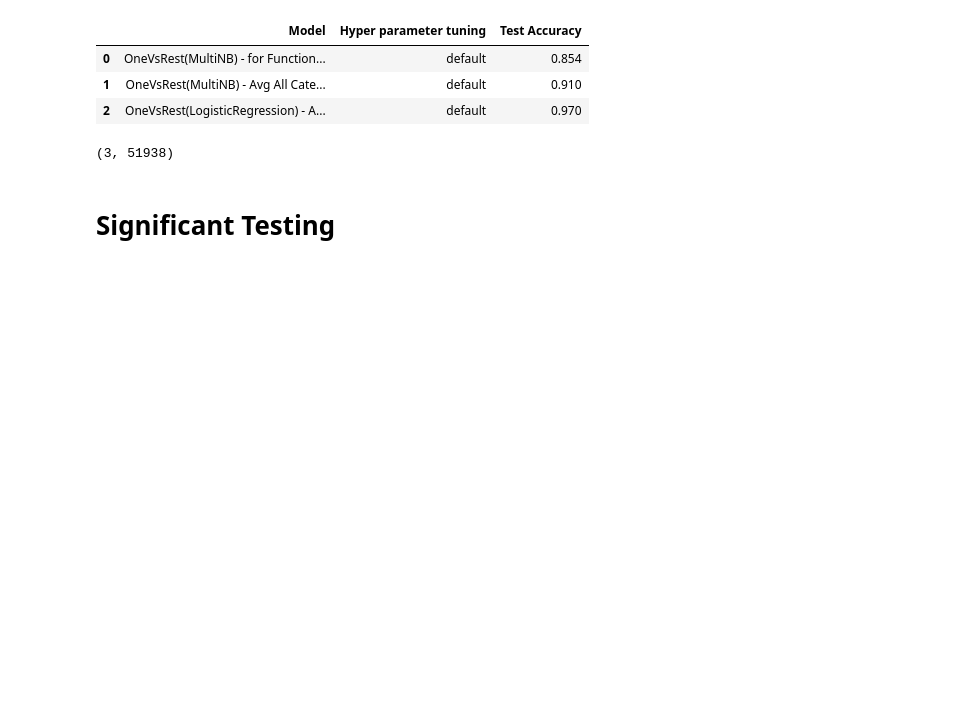
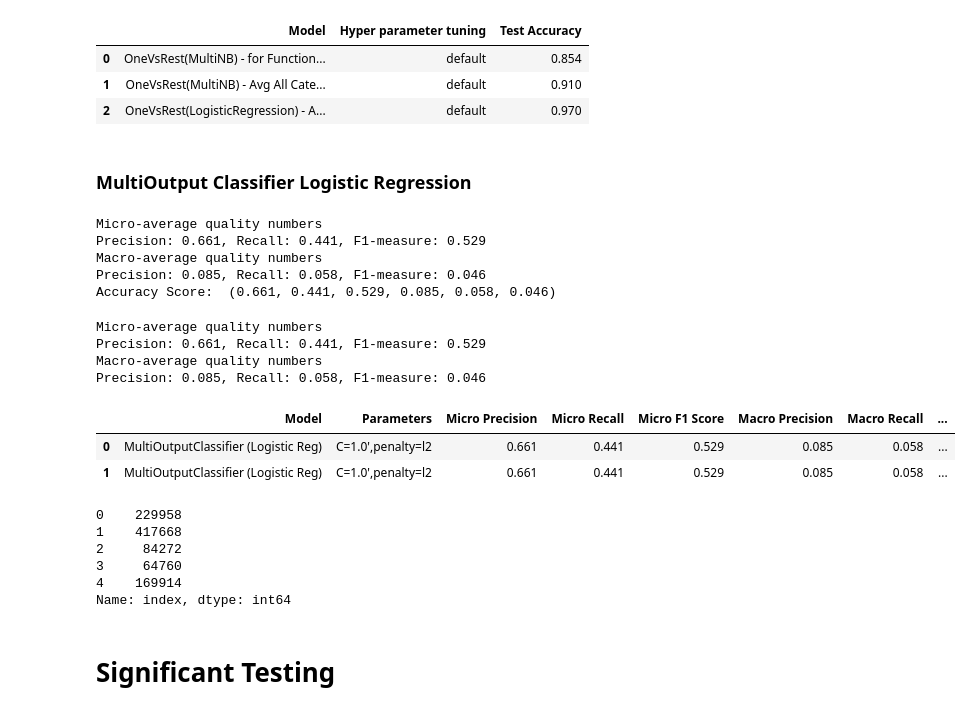
Before and after one commit to ayeshabhimdi/education-reboot, a Jupyter notebook: project/Reboot-Education_boxplot-PandasMICE.ipynb, the cells around one changed output. Saved outputs shown, nothing was run; the diff lists cells and outputs as text; code cells hidden in the pictures; blank space fills up the shorter version.

Commit message:
added Logreg

```diff
--- a/project/Reboot-Education_boxplot-PandasMICE.ipynb
+++ b/project/Reboot-Education_boxplot-PandasMICE.ipynb
@@ -1222,8 +1221,34 @@ results
 | 0 | OneVsRest(MultiNB) - for Function... | default | 0.854 |
 | 1 | OneVsRest(MultiNB) - Avg All Cate... | default | 0.910 |
 | 2 | OneVsRest(LogisticRegression) - A... | default | 0.970 |
-# %%
-model = LR_pipeline.named_steps["clf"]
-model.coef_.shape
-# %% [output]
-(3, 51938)
+# %% [markdown]
+###  MultiOutput Classifier Logistic Regression
+# %%
+## logistic regression as Baseline model
+from sklearn.linear_model import LogisticRegression
+start = time()
+
+logreg_clf = MultiOutputClassifier(LogisticRegression())
+logreg_clf.fit(prepared_data, y_train)
+
+train_time = np.round(time() - start, 4)
+# %%
+logreg_predicted = logreg_clf.predict(prepared_test_data)
+# %% [output]
+Micro-average quality numbers
+Precision: 0.661, Recall: 0.441, F1-measure: 0.529
+Macro-average quality numbers
+Precision: 0.085, Recall: 0.058, F1-measure: 0.046
+Accuracy Score:  (0.661, 0.441, 0.529, 0.085, 0.058, 0.046)
+# %%
+precision, recall,f1, macro_precision, macro_recall, macro_f1 = evaluate(y_test, logreg_predicted)
+results.loc[len(results)] = ["MultiOutputClassifier (Logistic Reg)", "C=1.0',penalty=l2",precision, recall,f1, macro_precision, macro_recall, macro_f1, np.round(train_time,4)]
+results
+# %% [output]
+Micro-average quality numbers
+Precision: 0.661, Recall: 0.441, F1-measure: 0.529
+Macro-average quality numbers
+Precision: 0.085, Recall: 0.058, F1-measure: 0.046
+|  | Model | Parameters | Micro Precision | Micro Recall | Micro F1 Score | Macro Precision | Macro Recall | ... |
+| 0 | MultiOutputClassifier (Logistic Reg) | C=1.0',penalty=l2 | 0.661 | 0.441 | 0.529 | 0.085 | 0.058 | ... |
+| 1 | MultiOutputClassifier (Logistic Reg) | C=1.0',penalty=l2 | 0.661 | 0.441 | 0.529 | 0.085 | 0.058 | ... |
@@ -1229,0 +1259,9 @@ model.coef_.shape
+# %%
+prepared_test_data['index'][:5]
+# %% [output]
+0    229958
+1    417668
+2     84272
+3     64760
+4    169914
+Name: index, dtype: int64
```
Also changed, not shown: parts of 5 cells of this notebook.
